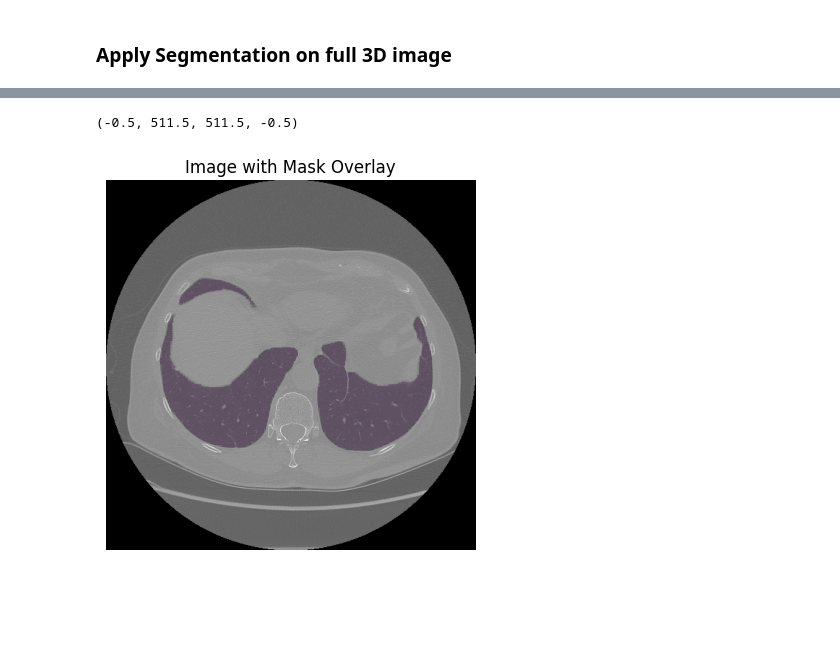
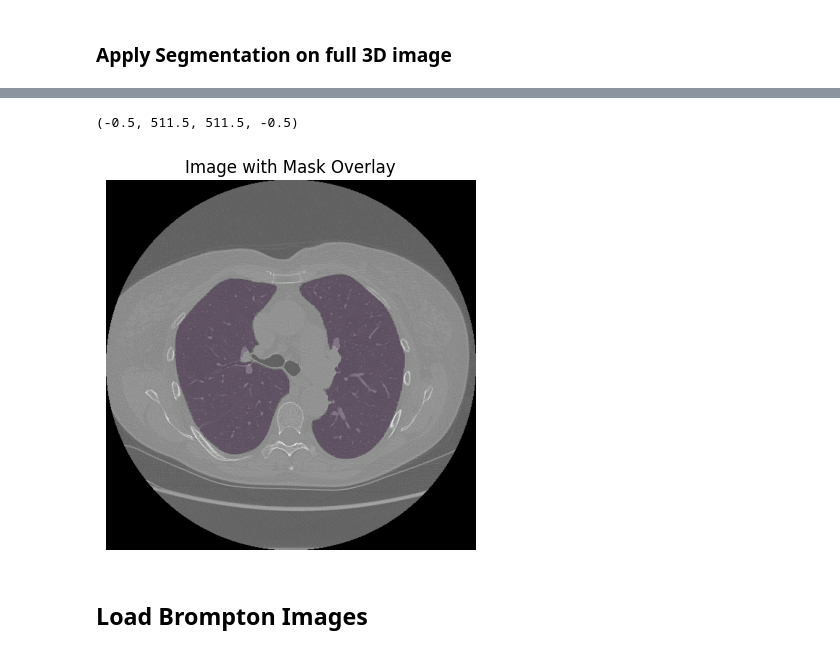
Before and after one commit to dhruvg97/BromptonML, a Jupyter notebook: Sarcoid_1.ipynb, the cells around one changed output, grey strips where cells are left out. Cells and saved outputs as stored; diff of their text form; code cells hidden in the pictures; blank space fills up the shorter version.

```diff
--- a/Sarcoid_1.ipynb
+++ b/Sarcoid_1.ipynb
@@ -141,15 +139,17 @@ lungmask 2024-11-18 20:57:42 Postprocessing
 # %%
 image_array3d = sitk.GetArrayFromImage(image_3d)
 
 seg_3d = np.where(seg_3d == 2,1,seg_3d )
 
 # Mask the zero values
 masked_data3d = np.ma.masked_where(seg_3d == 0, seg_3d)
 
-plt.imshow(image_array3d[100,:,:], cmap='grey')
-plt.imshow(masked_data3d[100,:,:], cmap='viridis', alpha=0.2)  # Overlay with transparency
+plt.imshow(image_array3d[300,:,:], cmap='grey')
+plt.imshow(masked_data3d[300,:,:], cmap='viridis', alpha=0.2)  # Overlay with transparency
 plt.title("Image with Mask Overlay")
 plt.axis('off')
 # %% [output]
 (-0.5, 511.5, 511.5, -0.5)
-[figure, old version]
+[figure, new version]
+# %% [markdown]
+## Load Brompton Images
```
Also changed, not shown: parts of 12 cells of this notebook, 1 other file.
